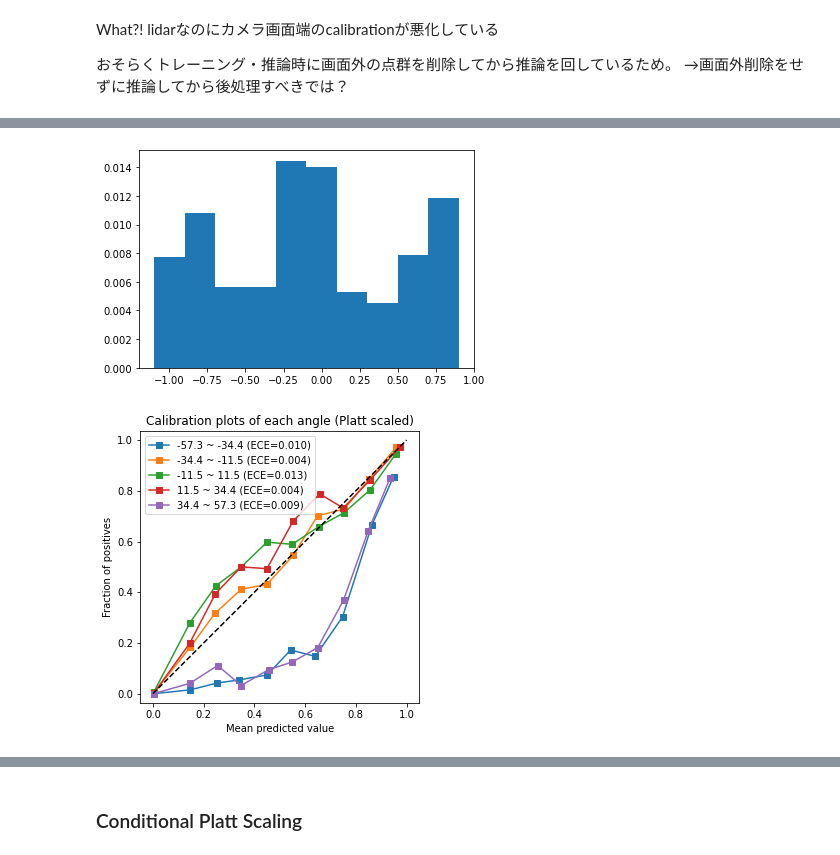
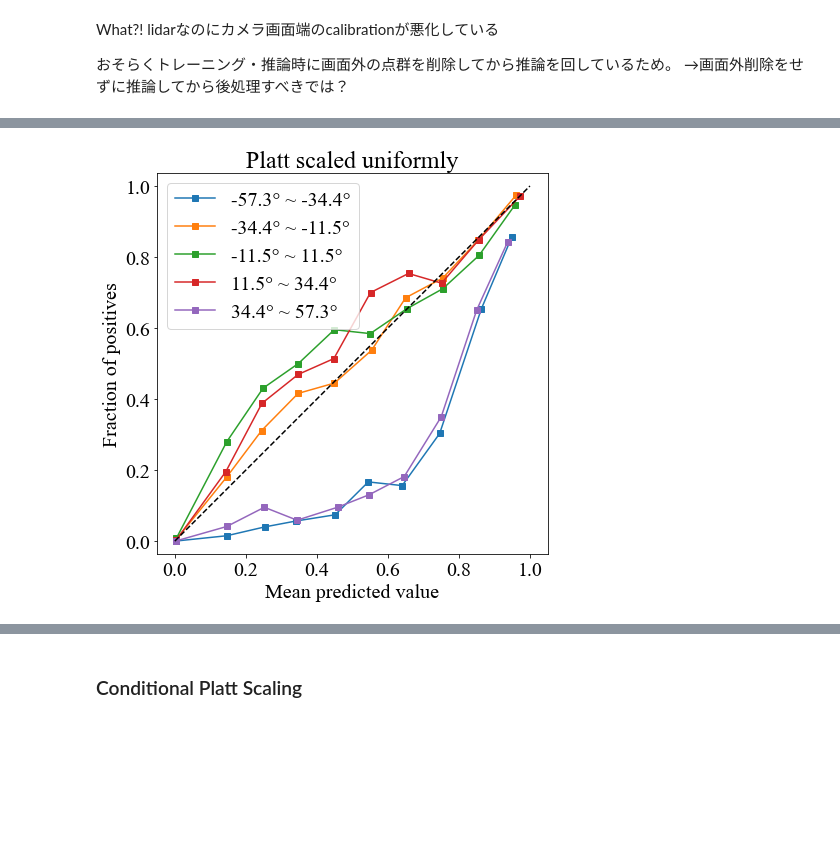
Before and after one commit to Yosshi999/ProbPointPillars, a Jupyter notebook: notebooks/pointpillars-car-16/ConditionalCalibration.ipynb, the cells around one changed output, grey strips where cells are left out. Cells and saved outputs as stored; diff of their text form; code cells hidden in the pictures; blank space fills up the shorter version.

```diff
--- a/notebooks/pointpillars-car-16/ConditionalCalibration.ipynb
+++ b/notebooks/pointpillars-car-16/ConditionalCalibration.ipynb
@@ -24,6 +24,9 @@ import matplotlib.pyplot as plt
 from tqdm.notebook import tqdm
 import pandas as pd
 import torch
+
+plt.rcParams['font.family'] = 'Times New Roman' # 全体のフォント
+plt.rcParams['font.size'] = 20                  # フォントサイズ
 # %%
 def expected_calibration_error(y_true, y_prob, n_bins):
     bins = np.linspace(0., 1., n_bins + 1, endpoint=True)
@@ -93,5 +106,7 @@ df = pd.DataFrame({key: np.concatenate(val) for key, val in data.items()})
 df["sqrt_points"] = np.sqrt(df.num_points_in_det)
 df["distance"] = np.sqrt(df.X ** 2 + df.Z ** 2)
 df["angle"] = np.arctan2(df.X, df.Z)
+df["hull_lidar_ratio"] = df.hull_lidar / (df.W * df.H * df.L)
+df["hull_bev_ratio"] = df.hull_bev / (df.W * df.L)
 df.head()
 # %% [output]
@@ -327,7 +356,7 @@ lidarなのにカメラ画面端のcalibrationが悪化している
 おそらくトレーニング・推論時に画面外の点群を削除してから推論を回しているため。
 →画面外削除をせずに推論してから後処理すべきでは？
 # %%
-CV = 3
+CV = 10
 
 kf = KFold(CV, shuffle=False)
 X = np.arange(df.sample_idx.max()+1)
@@ -355,6 +384,33 @@ indices = np.concatenate(indices)
 assert np.all(indices == np.arange(len(df)))
 
 df["conf_platt"] = calibed_pred
+# %%
+kf = KFold(CV, shuffle=False)
+X = np.arange(df.sample_idx.max()+1)
+calibed_true = []
+calibed_pred = []
+indices = []
+
+for train_idx, val_idx in kf.split(X, X):
+    trainset = df[df.sample_idx.isin(train_idx)]
+    valset = df[df.sample_idx.isin(val_idx)]
+    indices.append(valset.index.to_numpy())
+    calibed_true.append(valset.y_true.to_numpy())
+
+    X_train = trainset.conf.to_numpy().reshape(-1, 1)
+    X_val = valset.conf.to_numpy().reshape(-1, 1)
+    y_train = trainset.y_true.to_numpy()
+    y_val = valset.y_true.to_numpy()
+
+    inst = IsotonicRegression(y_min=0, y_max=1, out_of_bounds="clip").fit(X_train, y_train)
+    calibed_pred.append(inst.predict(X_val))
+
+calibed_true = np.concatenate(calibed_true)
+calibed_pred = np.concatenate(calibed_pred)
+indices = np.concatenate(indices)
+assert np.all(indices == np.arange(len(df)))
+
+df["conf_isotonic"] = calibed_pred
 # %%
 prob_true, prob_pred = calibration_curve(calibed_true, calibed_pred, n_bins=15)
 ece = expected_calibration_error(calibed_true, calibed_pred, 15)
@@ -371,37 +427,34 @@ plt.show()
 # %%
 n_zbins = 10
 zbins = np.linspace(-1.0, 1.0, n_zbins+1, endpoint=True)
 zbinids = np.digitize(df.angle, zbins) - 1
 
 dece = [expected_calibration_error(df.y_true[zbinids == i], df.conf_platt[zbinids == i], n_bins=15) for i in range(n_zbins)]
 zbins_total = np.bincount(zbinids.clip(0, n_zbins-1), minlength=n_zbins)
 dece_mean = np.sum(np.array(dece) * zbins_total) / zbins_total.sum()
-plt.bar(zbins[:-1], dece, width=zbins[1]-zbins[0])
-plt.show()
 
-plt.figure(figsize=(5,5))
+plt.figure(figsize=(7,7))
 n_zbins = 5
 zbins = np.linspace(-1.0, 1.0, n_zbins+1, endpoint=True)
 zbinids = np.digitize(df.angle, zbins) - 1
-plt.title(f"Calibration plots of each angle (Platt scaled)")
+plt.title(f"Platt scaled uniformly")
 for zi in range(n_zbins):
     prob_true, prob_pred = calibration_curve(df.y_true[zbinids == zi], df.conf_platt[zbinids == zi], n_bins=10)
     ece = expected_calibration_error(df.y_true[zbinids == zi], df.conf_platt[zbinids == zi], n_bins=10)
-    plt.plot(prob_pred, prob_true, "s-", label="%.1f ~ %.1f (ECE=%.3f)"%(zbins[zi]/np.pi*180, zbins[zi+1]/np.pi*180, ece))
+    plt.plot(prob_pred, prob_true, "s-", label="%.1f° ~ %.1f°"%(zbins[zi]/np.pi*180, zbins[zi+1]/np.pi*180))
     ece_data["method"].append("Platt scaling")
-    ece_data["angle"].append("%.1f ~ %.1f" % (zbins[zi]/np.pi*180, zbins[zi+1]/np.pi*180))
+    ece_data["angle"].append("%.1f° ~ %.1f°" % (zbins[zi]/np.pi*180, zbins[zi+1]/np.pi*180))
     ece_data["ECE"].append(ece)
 ece_data["method"].append("Platt scaling")
 ece_data["angle"].append("D-ECE")
 ece_data["ECE"].append(dece_mean)
 
 plt.xlim(-0.05, 1.05)
 plt.xlabel("Mean predicted value")
 plt.ylabel("Fraction of positives")
 plt.legend()
 plt.plot([0,1], [0,1], "k--")
 plt.axis("equal")
 plt.show()
 # %% [output]
-[figure, old version]
+[figure, new version]
-[figure, removed]
```
Also changed, not shown: parts of 31 cells of this notebook, 6 other files.
